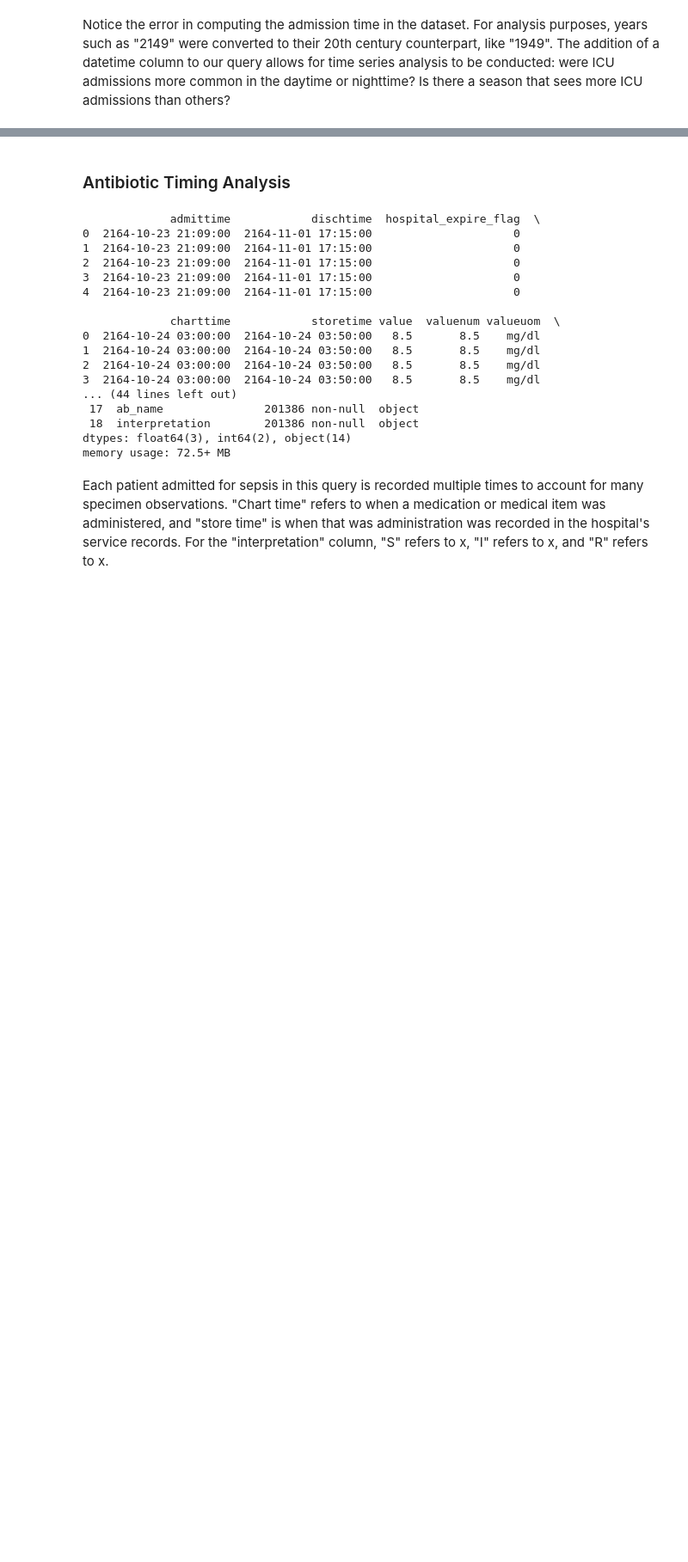
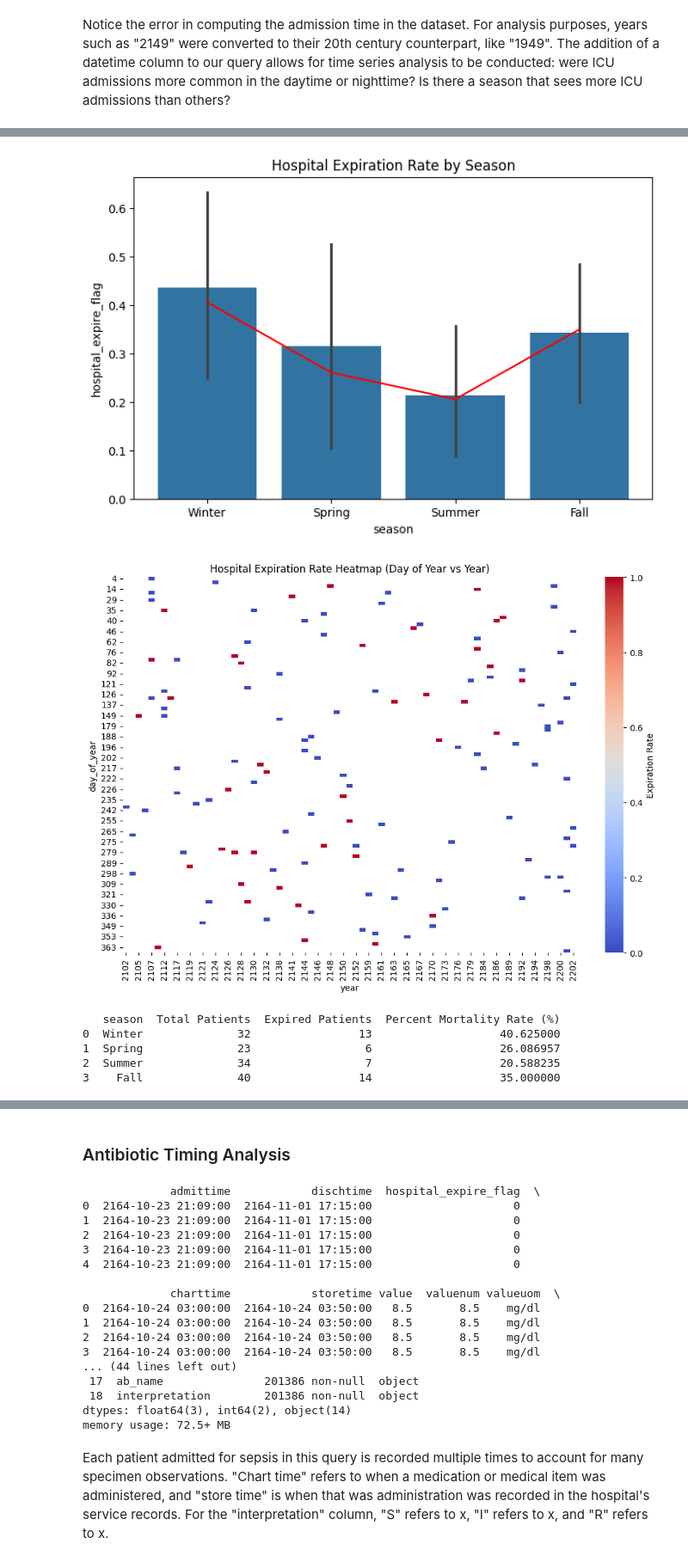
Before and after one commit to punstack/Health-Care-Analytics, a Jupyter notebook: eda.ipynb, the cells around one changed output, grey strips where cells are left out. Shown at 86% size. Saved outputs shown, nothing was run; the diff lists cells and outputs as text; code cells hidden in the pictures; blank space fills up the shorter version.

```diff
--- a/eda.ipynb
+++ b/eda.ipynb
@@ -342,0 +313,46 @@ print(df_c['admittime'].unique()) # oh brother
+# %%
+#print(df_c['admittime'].unique()) # oh brother
+
+df_c['year'] = pd.to_datetime(df_c['admittime']).dt.year
+df_c['month'] = pd.to_datetime(df_c['admittime']).dt.month
+df_c['day_of_year'] = pd.to_datetime(df_c['admittime']).dt.dayofyear
+df_c['season'] = pd.cut(df_c['month'], bins=[0, 3, 6, 9, 12],
+                        labels=['Winter', 'Spring', 'Summer', 'Fall'],
+                        include_lowest=True)
+day_year_pivot = df_c.pivot_table(index='day_of_year', columns='year', values='hospital_expire_flag', aggfunc='mean')
+
+seasonal_expire_rate_yearly = df_c.groupby(['year', 'season'], observed = False)['hospital_expire_flag'].mean().reset_index()
+seasonal_expire_rate = df_c.groupby('season', observed = False)['hospital_expire_flag'].mean().reset_index()
+
+plt.figure(figsize=(8,5))
+sns.barplot(x='season', y='hospital_expire_flag', data=seasonal_expire_rate_yearly)
+sns.lineplot(x = 'season', y = 'hospital_expire_flag', data = seasonal_expire_rate, color = 'red')
+plt.title('Hospital Expiration Rate by Season')
+plt.show()
+
+plt.figure(figsize=(12,8))
+sns.heatmap(day_year_pivot, cmap='coolwarm', cbar_kws={'label': 'Expiration Rate'})
+plt.title('Hospital Expiration Rate Heatmap (Day of Year vs Year)')
+plt.show()
+
+seasonal_summary = df_c.groupby('season', observed = False).agg(
+    total_patients=('hospital_expire_flag', 'size'),  # patients per season
+    expired_patients=('hospital_expire_flag', 'sum')  # expired patients per season
+).reset_index()
+seasonal_summary['mortality_rate'] = (seasonal_summary['expired_patients'] / seasonal_summary['total_patients']) * 100
+
+print(seasonal_summary[['season', 'total_patients', 'expired_patients', 'mortality_rate']].rename(
+    columns={
+        'total_patients': 'Total Patients',
+        'expired_patients': 'Expired Patients',
+        'mortality_rate': 'Percent Mortality Rate (%)'
+    }
+))
+# %% [output]
+[figure, added]
+[figure, added]
+   season  Total Patients  Expired Patients  Percent Mortality Rate (%)
+0  Winter              32                13                   40.625000
+1  Spring              23                 6                   26.086957
+2  Summer              34                 7                   20.588235
+3    Fall              40                14                   35.000000
```
Also changed, not shown: parts of 7 cells of this notebook, 2 other files.
